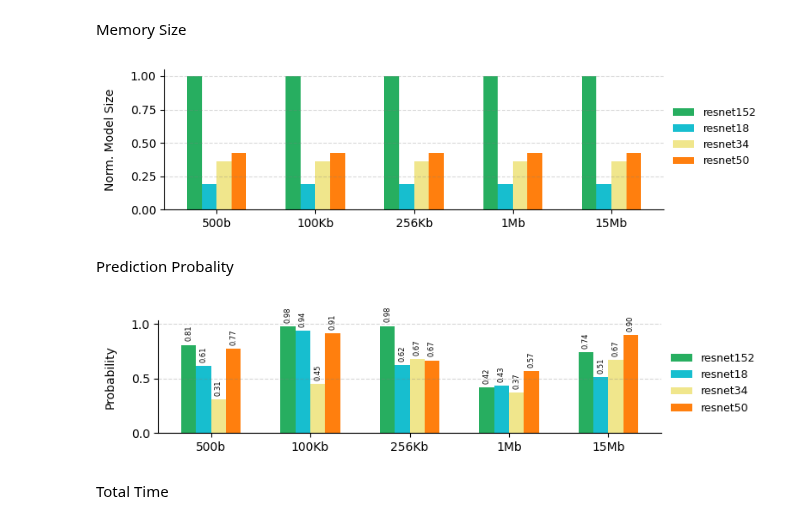
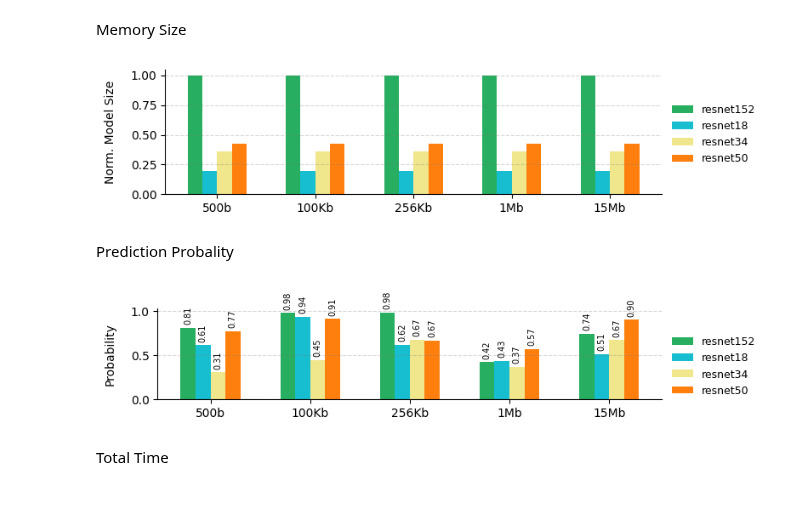
Before and after one commit to donaldonana/FaaS-Benchmark, a Jupyter notebook: image-recognition/ImgRec.ipynb, the cells around one changed output. Saved outputs shown, nothing was run; the diff lists cells and outputs as text; code cells hidden in the pictures.

```diff
--- a/image-recognition/result/ImgRec.ipynb
+++ b/image-recognition/ImgRec.ipynb
@@ -8,9 +8,9 @@ def max_abs_scale(series):
 
 image_order = ["500b", "100Kb", "256Kb", "1Mb", "15Mb"]
 
-dfe = pd.read_csv("energy.csv")
+dfe = pd.read_csv("./result/energy.csv")
 
-dfm = pd.read_csv("result.csv")
+dfm = pd.read_csv("./result/result.csv")
 # %% [markdown]
 Energy data frame pre-processing
 # %%
@@ -109,7 +109,7 @@ plt.show()
 # %% [markdown]
 Metric data frame pre-processing
 # %%
-dfm = pd.read_csv("result.csv")
+dfm = pd.read_csv("./result/result.csv")
 
 dfm['image'] = dfm['image'].str.replace('.JPEG', '', case=False)
 
@@ -164,27 +164,26 @@ dftt = (
 # %% [markdown]
 Memory Size
 # %%
-fig, ax = plt.subplots(figsize=(8, 2.2)) # Create a figure and axis
+fig, ax = plt.subplots(figsize=(8, 2)) # Create a figure and axis
 
 positions = np.arange(len(sizes))
 
 # Plot each image size
 for i, library in enumerate(libraries):
     subset = dfms[dfms['model'] == library]
     bar_positions = positions + i * bar_width
     ax.bar(bar_positions, subset['normalized_model_size'], width=bar_width, label=library, color=color_mapping[library])
 
 ax = bar_ax_style(ax, "Norm. Model Size")
 
-# plt.xticks(rotation=45, ha='right')
 plt.tight_layout()
 plt.show()
 # %% [output]
-[figure, old version]
+[figure, new version]
 # %% [markdown]
 Prediction Probality
 # %%
-fig, ax = plt.subplots(figsize=(8, 2))
+fig, ax = plt.subplots(figsize=(8, 1.8))
 
 # Plot each image size
 for i, library in enumerate(libraries):
@@ -199,14 +198,14 @@ for i, library in enumerate(libraries):
                     xytext=(0, 3),  # 3 points vertical offset
                     textcoords="offset points",
                     ha='center', va='bottom',
-                    fontsize=6, rotation=90)
+                    fontsize=7, rotation=90)
 
 ax = bar_ax_style(ax, "Probability")
 
 plt.tight_layout()
 plt.show()
 # %% [output]
-[figure, old version]
+[figure, new version]
 # %% [markdown]
 Total Time
 # %%
```
Also changed, not shown: 4 other files.
